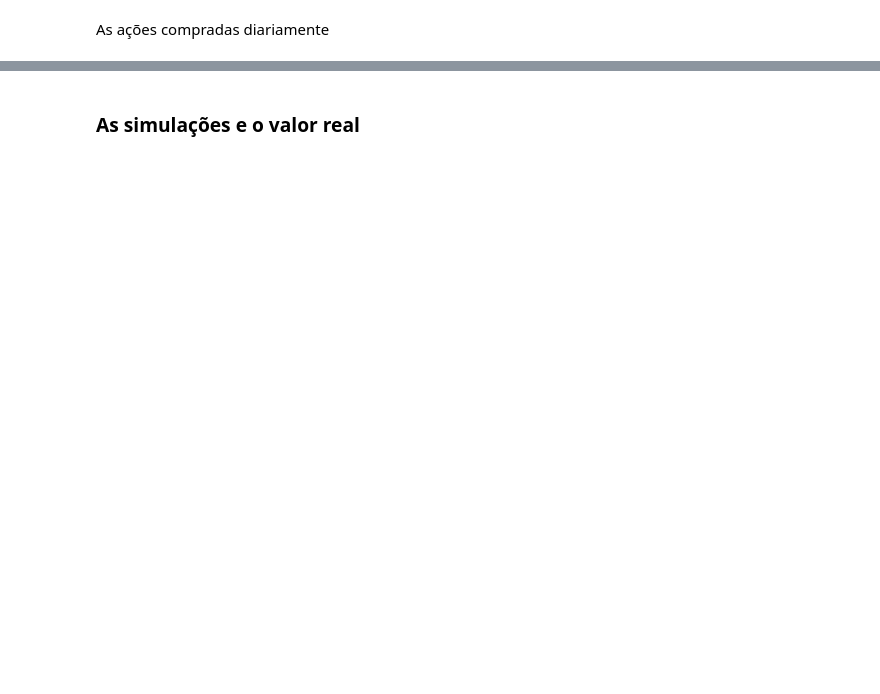
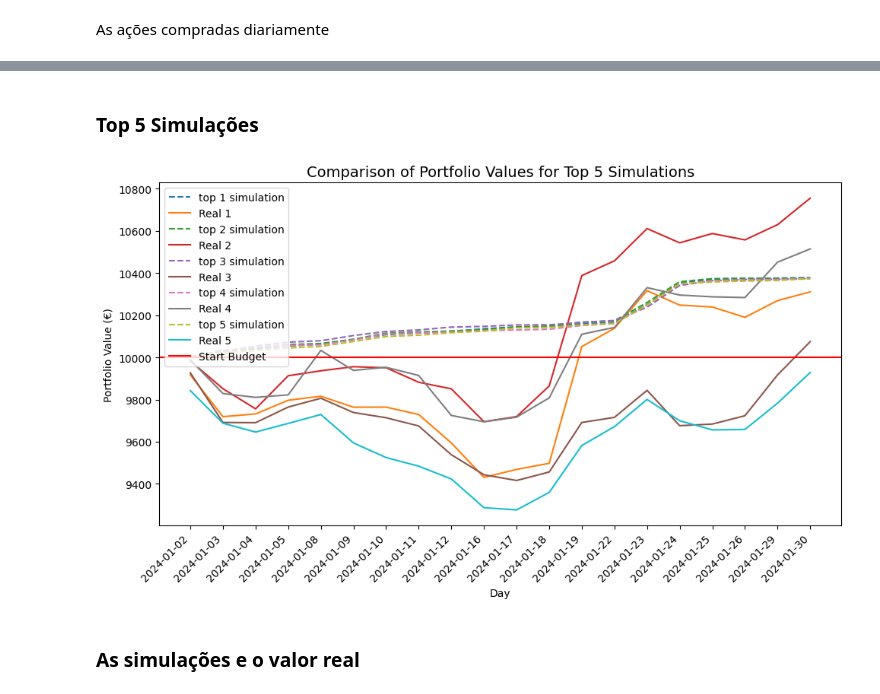
Before and after one commit to joaobaptista30/Lab_IACD_Project_2, a Jupyter notebook: portfolio.ipynb, the cells around one changed output, grey strips where cells are left out. Drawn from its saved outputs; the diff is of its cells as text; code cells hidden in the pictures; blank space fills up the shorter version.

```diff
--- a/portfolio.ipynb
+++ b/portfolio.ipynb
@@ -229,3 +297,27 @@ plt.show()
+# %% [markdown]
+### Top 5 Simulações
+# %%
+plt.figure(figsize=(10, 6))
+
+for i, portfolio_id in enumerate(top_5_id):
+    plt.plot(pred_daily_portfolios[portfolio_id], label=f"top {i+1} simulation", linestyle='--')
+    plt.plot(real_daily_portfolios[portfolio_id], label=f"Real {i+1}")
+
+plt.axhline(y=10000, color='red', linestyle='-', label="Start Budget")
+plt.title("Comparison of Portfolio Values for Top 5 Simulations", fontsize=14)
+plt.xlabel("Day")
+plt.ylabel("Portfolio Value (€)")
+
+
+plt.xticks(range(len(index_dates)), index_dates, rotation=45, ha='right')
+
+plt.legend(loc="upper left")
+
+plt.tight_layout()
+
+plt.show()
+# %% [output]
+[figure, added]
 # %% [markdown]
 ### As simulações e o valor real
 # %%
```
Also changed, not shown: parts of 19 cells of this notebook, 1 other file.
